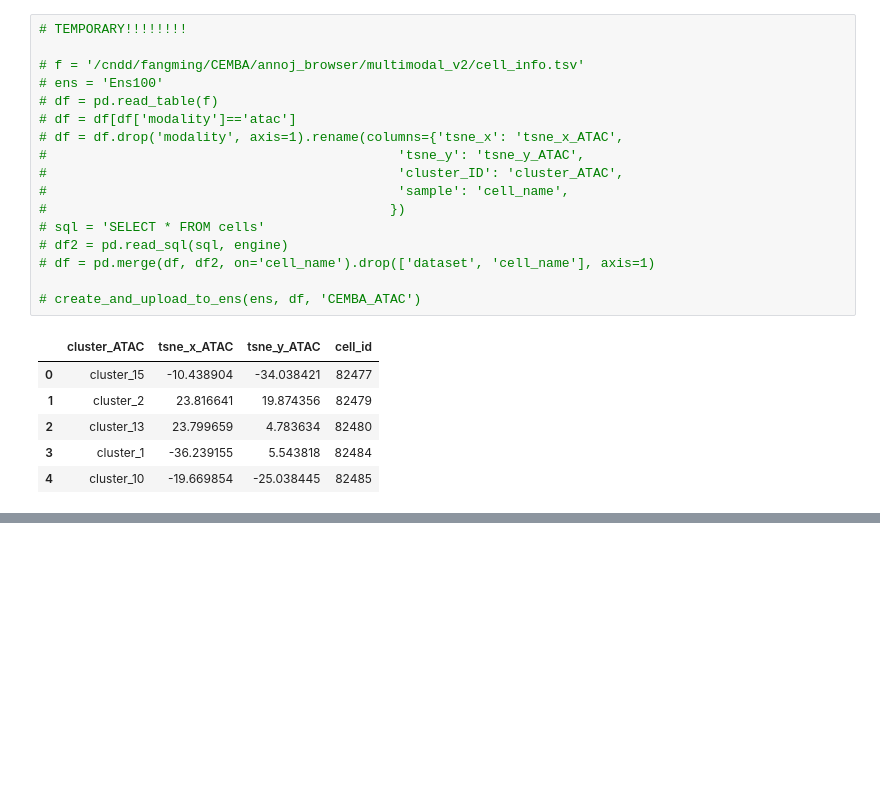
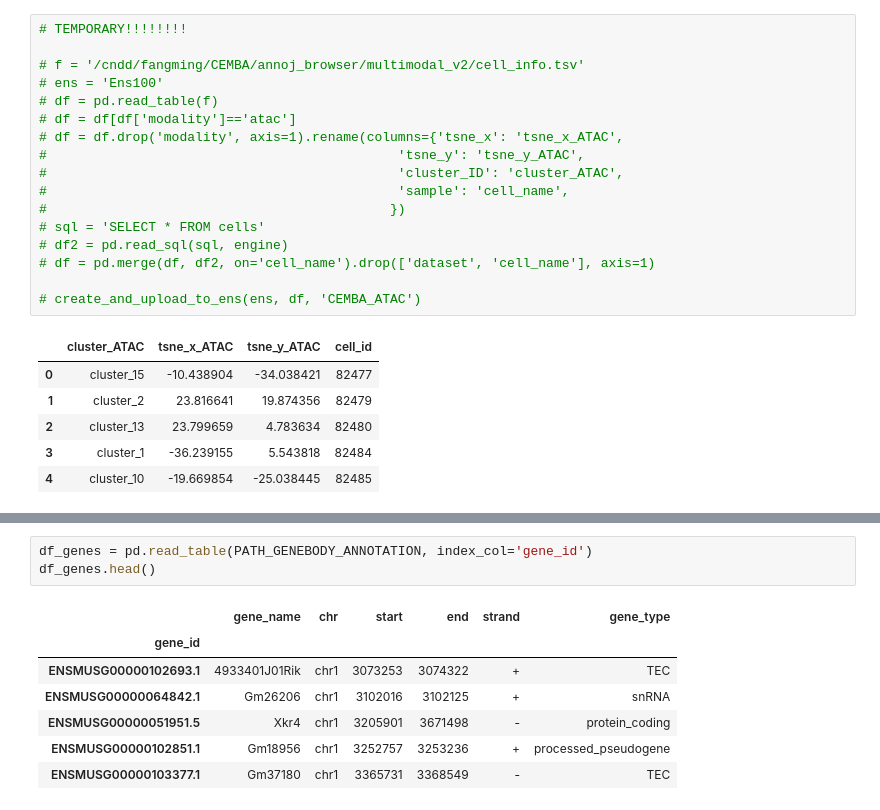
Before and after one commit to mukamel-lab-team/snmcseq, a Jupyter notebook: update_mysql_ATAC.ipynb, the cells around one changed output, grey strips where cells are left out. Cells and saved outputs as stored; diff of their text form; blank space fills up the shorter version.

```diff
--- a/update_mysql_ATAC.ipynb
+++ b/update_mysql_ATAC.ipynb
@@ -761,0 +793,11 @@ for idx, (ens, ens_name, ens_datasets, snmc_ens_id) in ensemble_info.iterrows():
+# %%
+df_genes = pd.read_table(PATH_GENEBODY_ANNOTATION, index_col='gene_id')
+df_genes.head()
+# %% [output]
+|  | gene_name | chr | start | end | strand | gene_type |
+| gene_id |  |  |  |  |  |  |
+| ENSMUSG00000102693.1 | 4933401J01Rik | chr1 | 3073253 | 3074322 | + | TEC |
+| ENSMUSG00000064842.1 | Gm26206 | chr1 | 3102016 | 3102125 | + | snRNA |
+| ENSMUSG00000051951.5 | Xkr4 | chr1 | 3205901 | 3671498 | - | protein_coding |
+| ENSMUSG00000102851.1 | Gm18956 | chr1 | 3252757 | 3253236 | + | processed_pseudogene |
+| ENSMUSG00000103377.1 | Gm37180 | chr1 | 3365731 | 3368549 | - | TEC |
```
Also changed, not shown: parts of 19 cells of this notebook, 8 other files.
